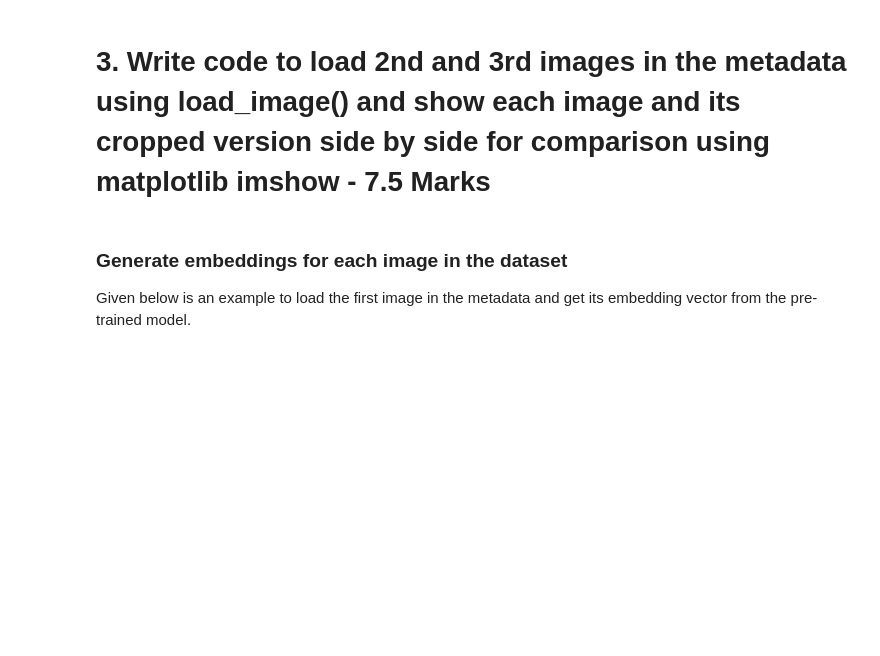
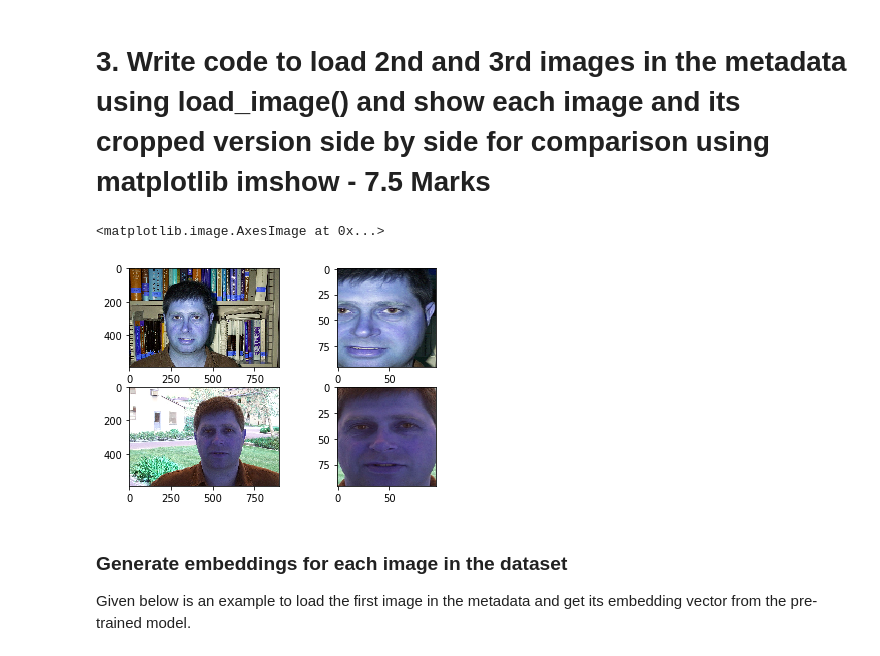
Before and after one commit to khimy/chennai-aug-batch-GangaraniRajendran, a Jupyter notebook: Residency 10/ComputerVision/FACE_RECOGNITION_Questions.ipynb, the cells around one changed output. Cells and saved outputs as stored; diff of their text form; code cells hidden in the pictures; blank space fills up the shorter version.

```diff
--- a/Residency 10/ComputerVision/FACE_RECOGNITION_Questions.ipynb
+++ b/Residency 10/ComputerVision/FACE_RECOGNITION_Questions.ipynb
@@ -292,5 +405,28 @@ def get_face(img_path):
+# %%
+def get_face(img_path):
+    img= cv2.imread(img_path)
+    [x_min,x_max,y_min,y_max]= face_bb(img)
+    resized_img = cv2.resize(img, (512, 512))
+    img_intermediate= resized_img[y_min:y_max,x_min:x_max,:]
+    crop_img = cv2.resize(img_intermediate, (96,96))
+    return crop_img
 # %% [markdown]
 # 3. Write code to load 2nd and 3rd images in the metadata using load_image() and show each image and its cropped version side by side for comparison using matplotlib imshow - 7.5 Marks
+# %%
+one_image = load_image(metadata[1].image_path())
+crop_img1= get_face(metadata[1].image_path())
+
+second_img = load_image(metadata[2].image_path())
+crop_img2= get_face(metadata[2].image_path())
+
+f, axarr = plt.subplots(2,2)
+axarr[0,0].imshow(one_image)
+axarr[0,1].imshow(crop_img1)
+axarr[1,0].imshow(second_img)
+axarr[1,1].imshow(crop_img2)
+# %% [output]
+<matplotlib.image.AxesImage at 0x...>
+[figure, added]
 # %% [markdown]
 ### Generate embeddings for each image in the dataset
 
```
Also changed, not shown: parts of 27 cells of this notebook.
